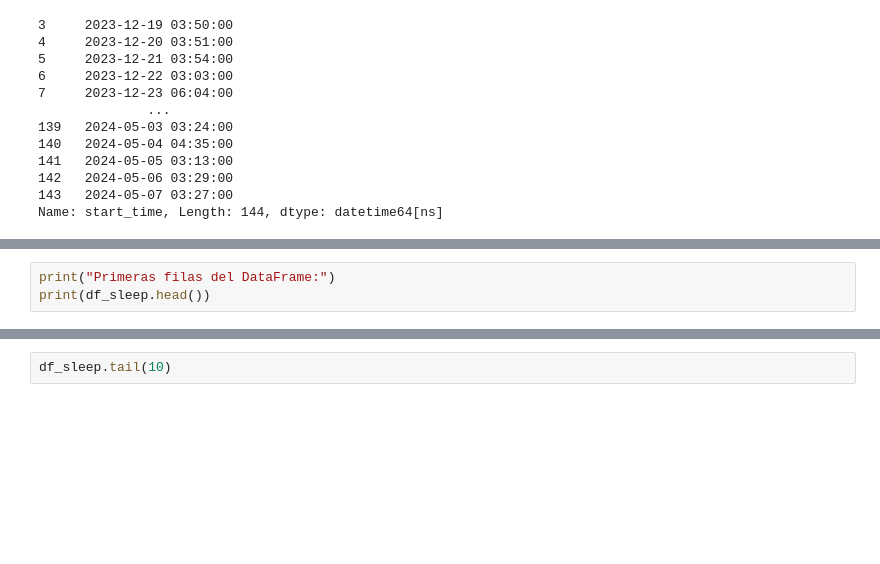
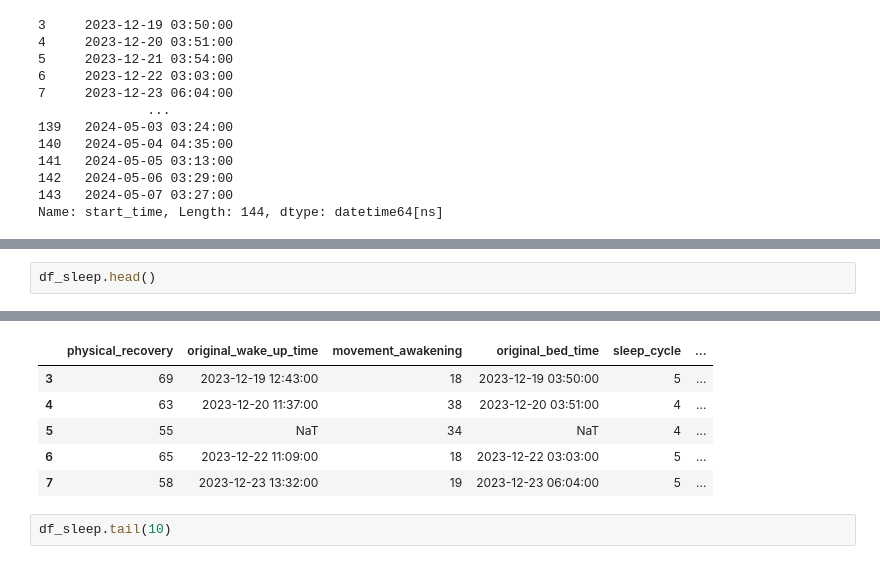
Before and after one commit to MatiasLoiseau/sleep-data-samsung-health, a Jupyter notebook: exploratory_data_analysis.ipynb, the cells around one changed output, grey strips where cells are left out. Saved outputs shown, nothing was run; the diff lists cells and outputs as text; blank space fills up the shorter version.

```diff
--- a/exploratory_data_analysis.ipynb
+++ b/exploratory_data_analysis.ipynb
@@ -104,4 +92,3 @@ std                              NaN
 # %%
-print("Primeras filas del DataFrame:")
-print(df_sleep.head())
+df_sleep.head()
 # %% [output]
@@ -125,3 +95,9 @@ Primeras filas del DataFrame:
+|  | physical_recovery | original_wake_up_time | movement_awakening | original_bed_time | sleep_cycle | ... |
+| 3 | 69 | 2023-12-19 12:43:00 | 18 | 2023-12-19 03:50:00 | 5 | ... |
+| 4 | 63 | 2023-12-20 11:37:00 | 38 | 2023-12-20 03:51:00 | 4 | ... |
+| 5 | 55 | NaT | 34 | NaT | 4 | ... |
+| 6 | 65 | 2023-12-22 11:09:00 | 18 | 2023-12-22 03:03:00 | 5 | ... |
+| 7 | 58 | 2023-12-23 13:32:00 | 19 | 2023-12-23 06:04:00 | 5 | ... |
 # %%
 df_sleep.tail(10)
 # %% [output]
```
Also changed, not shown: parts of 25 cells of this notebook, 1 other file.
